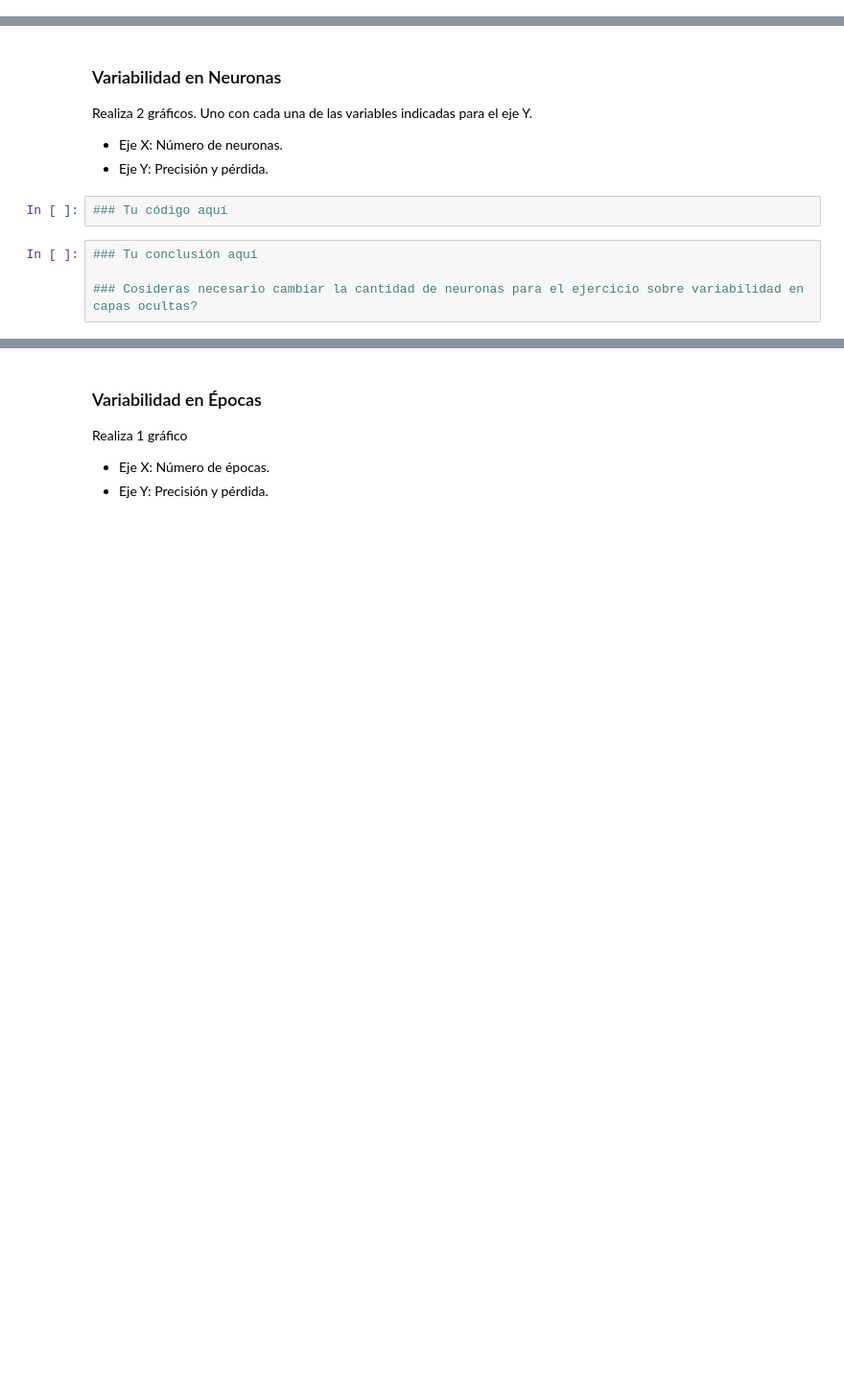
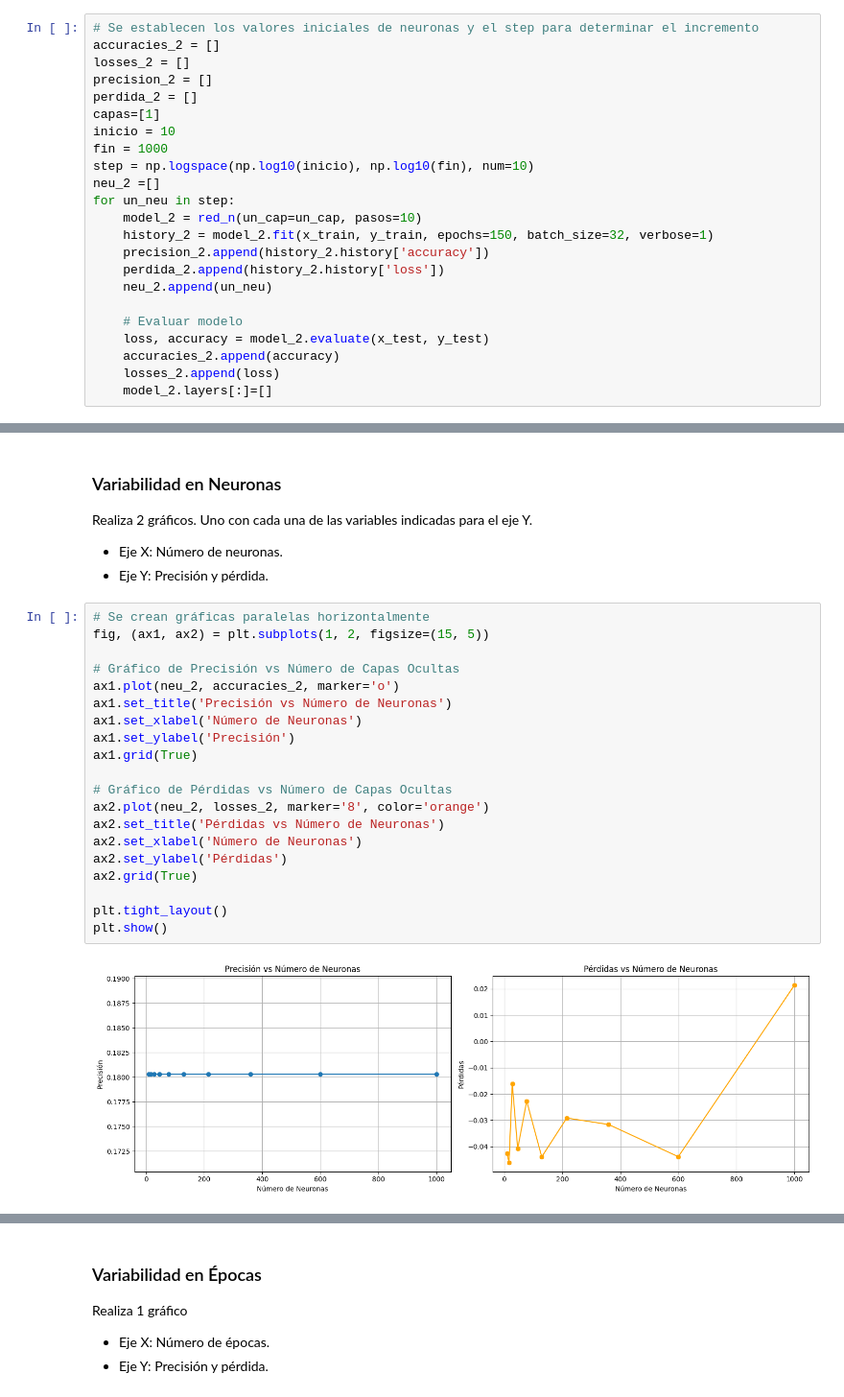
Before and after one commit to lpyo87/Statistical_LearningII, a Jupyter notebook: HT1/HT1 - Redes neuronales.ipynb, the cells around one changed output, grey strips where cells are left out. Shown at 96% size. Drawn from its saved outputs; the diff is of its cells as text; blank space fills up the shorter version.

```diff
--- a/HT1/HT1 - Redes neuronales.ipynb
+++ b/HT1/HT1 - Redes neuronales.ipynb
@@ -485,0 +522,23 @@ while neuronas<= fin:
+# %%
+# Se establecen los valores iniciales de neuronas y el step para determinar el incremento
+accuracies_2 = []
+losses_2 = []
+precision_2 = []
+perdida_2 = []
+capas=[1]
+inicio = 10
+fin = 1000
+step = np.logspace(np.log10(inicio), np.log10(fin), num=10)
+neu_2 =[]
+for un_neu in step:
+    model_2 = red_n(un_cap=un_cap, pasos=10)
+    history_2 = model_2.fit(x_train, y_train, epochs=150, batch_size=32, verbose=1)
+    precision_2.append(history_2.history['accuracy'])
+    perdida_2.append(history_2.history['loss'])
+    neu_2.append(un_neu)
+
+    # Evaluar modelo
+    loss, accuracy = model_2.evaluate(x_test, y_test)
+    accuracies_2.append(accuracy)
+    losses_2.append(loss)
+    model_2.layers[:]=[]
@@ -587,9 +709,25 @@ Realiza 2 gráficos.  Uno con cada una de las variables indicadas para el eje Y.
 
 * Eje X: Número de neuronas.
 * Eje Y: Precisión y pérdida.
-# %%
-### Tu código aquí
-# %%
-### Tu conclusión aquí
-
-### Cosideras necesario cambiar la cantidad de neuronas para el ejercicio sobre variabilidad en capas ocultas?
+# %%
+# Se crean gráficas paralelas horizontalmente
+fig, (ax1, ax2) = plt.subplots(1, 2, figsize=(15, 5))
+
+# Gráfico de Precisión vs Número de Capas Ocultas
+ax1.plot(neu_2, accuracies_2, marker='o')
+ax1.set_title('Precisión vs Número de Neuronas')
+ax1.set_xlabel('Número de Neuronas')
+ax1.set_ylabel('Precisión')
+ax1.grid(True)
+
+# Gráfico de Pérdidas vs Número de Capas Ocultas
+ax2.plot(neu_2, losses_2, marker='8', color='orange')
+ax2.set_title('Pérdidas vs Número de Neuronas')
+ax2.set_xlabel('Número de Neuronas')
+ax2.set_ylabel('Pérdidas')
+ax2.grid(True)
+
+plt.tight_layout()
+plt.show()
+# %% [output]
+[figure, added]
```
Also changed, not shown: parts of 33 cells of this notebook, 2 other files.
